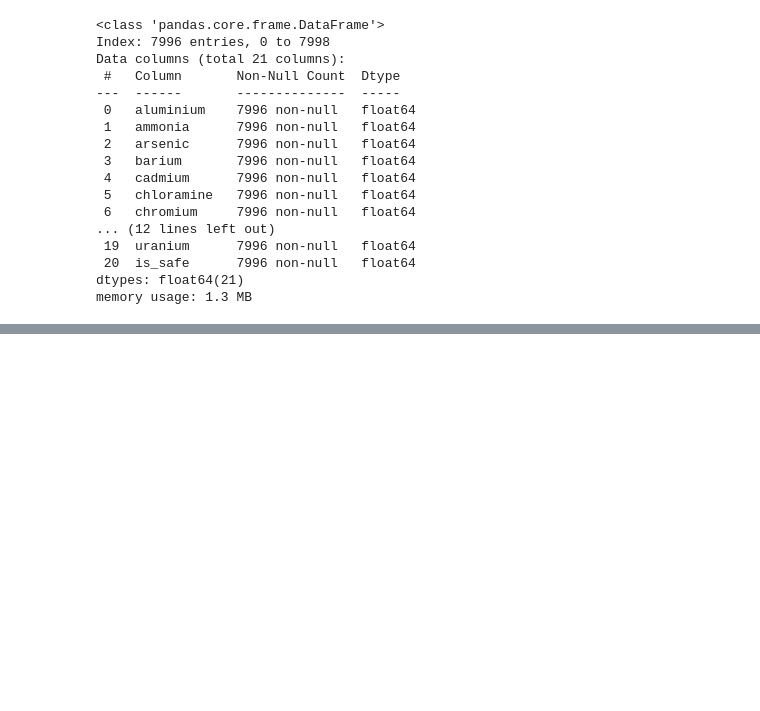
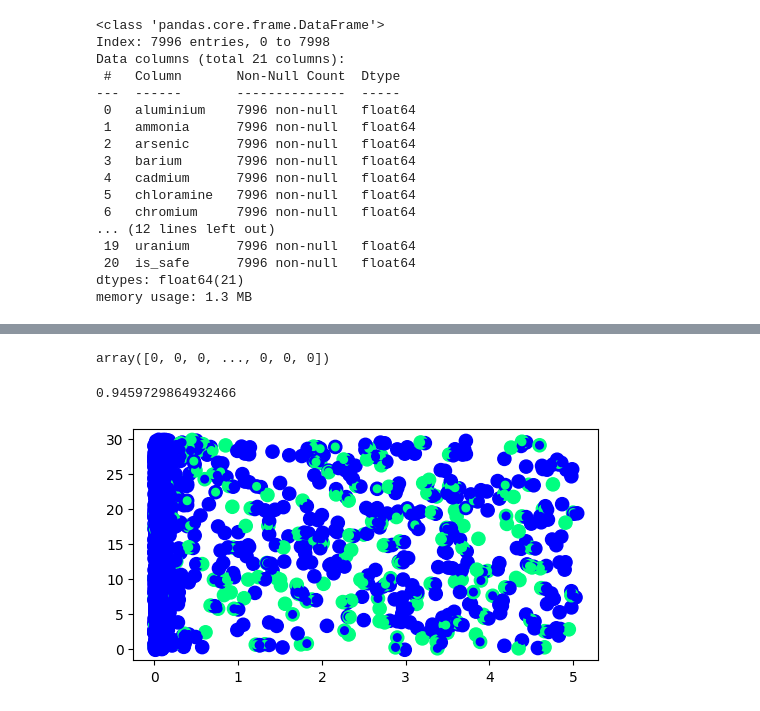
Before and after one commit to Dragoh54/MachineLearning-Labs, a Jupyter notebook: lab1/2024_ML_LR1_MACS.ipynb, the cells around one changed output, grey strips where cells are left out. Saved outputs shown, nothing was run; the diff lists cells and outputs as text; code cells hidden in the pictures; blank space fills up the shorter version.

```diff
--- a/lab1/2024_ML_LR1_MACS.ipynb
+++ b/lab1/2024_ML_LR1_MACS.ipynb
@@ -924,3 +924,6 @@ Data columns (total 21 columns):
  20  is_safe      7996 non-null   float64
 dtypes: float64(21)
 memory usage: 1.3 MB
+# %%
+X = data.drop('is_safe', axis=1) # выделяем признаки в отдельную переменную
+X
@@ -926,0 +944,3 @@ memory usage: 1.3 MB
+# %%
+Y = data['is_safe'].astype(int) # целевые метки в другую переменную
+Y
@@ -926,0 +960,28 @@ memory usage: 1.3 MB
+# %%
+from sklearn.model_selection import train_test_split
+Xtrain, Xtest, ytrain, ytest = train_test_split(X, Y,
+                                                random_state=11)
+# %%
+from sklearn.tree import DecisionTreeClassifier
+model = DecisionTreeClassifier(max_depth=3)
+model.fit(Xtrain, ytrain)                  # обучаем модель
+y_model = model.predict(Xtest)
+# %%
+y_model
+# %% [output]
+array([0, 0, 0, ..., 0, 0, 0])
+# %%
+from sklearn.metrics import accuracy_score
+accuracy_score(ytest, y_model)
+# %% [output]
+0.9459729864932466
+# %%
+from matplotlib import pyplot as plt
+
+plt.figure(figsize=(6, 3))
+plt.scatter(Xtest.values[:,0],Xtest.values[:,1],c=ytest,s=90,cmap='winter')
+plt.scatter(Xtest.values[:,0],Xtest.values[:,1],c=y_model,s=30,cmap='winter')
+
+plt.show()
+# %% [output]
+[figure, added]
```
Also changed, not shown: parts of 2 cells of this notebook.
